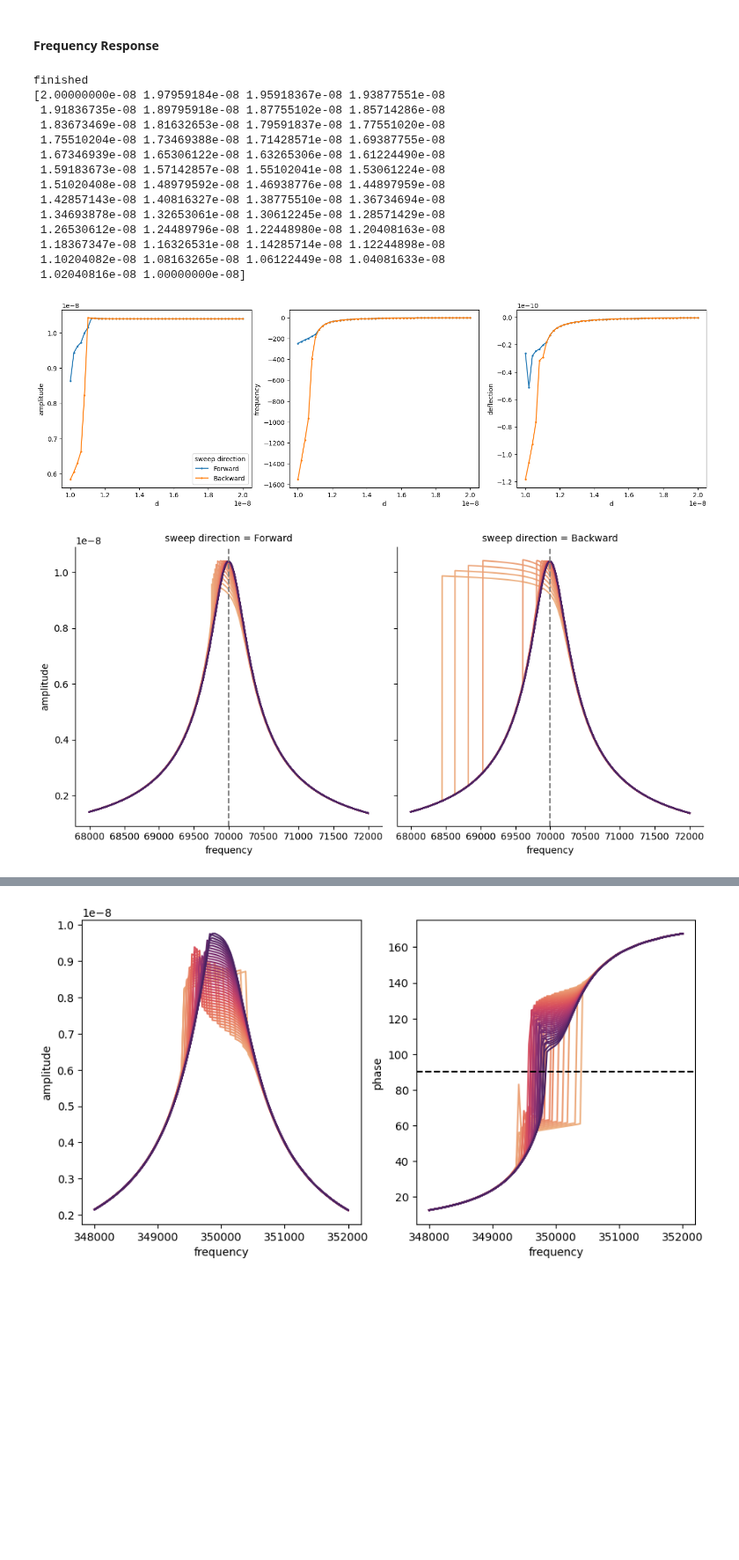
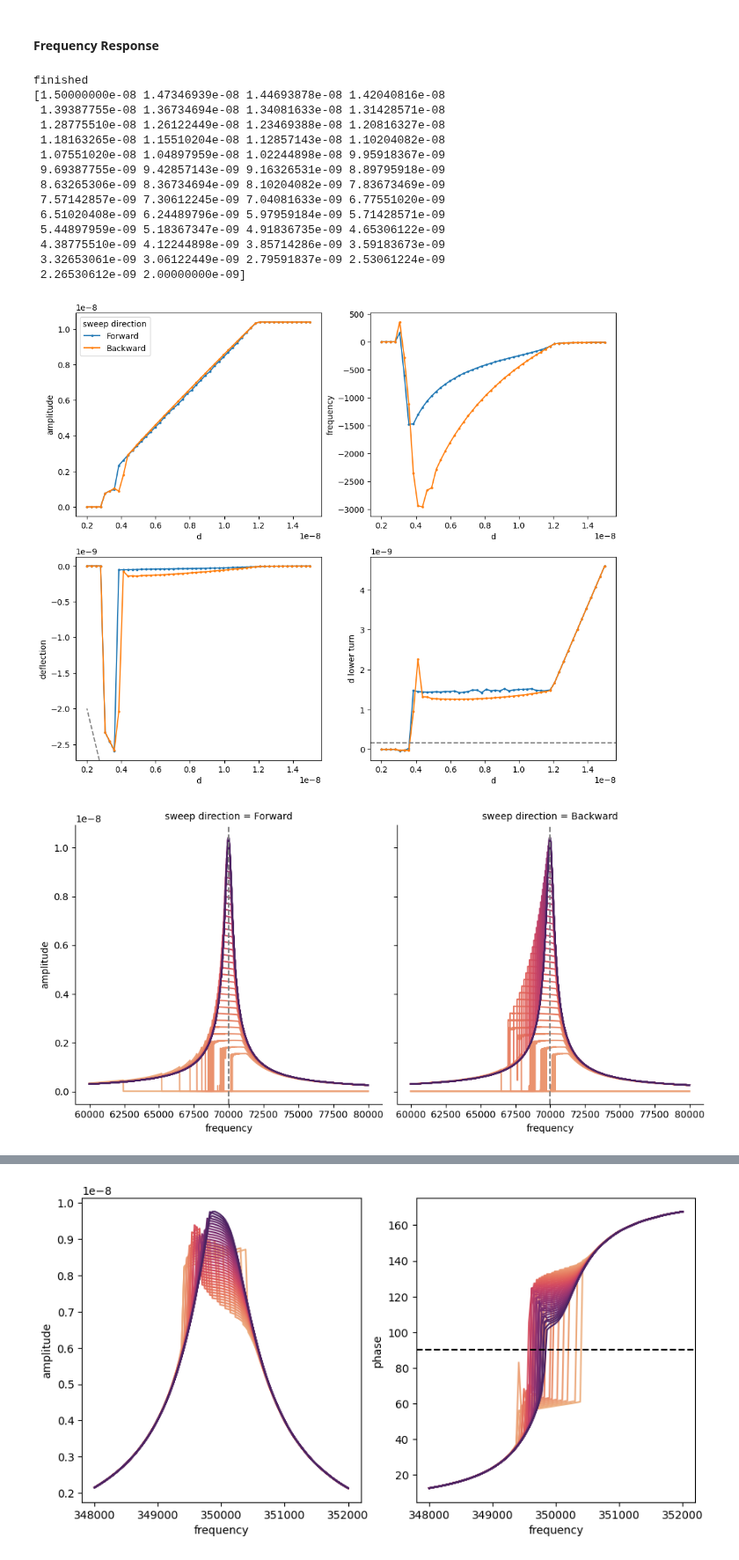
Before and after one commit to PranavSudersan/AFM-Dashboard, a Jupyter notebook: AFM Dashboard.ipynb, the cells around one changed output, grey strips where cells are left out. Shown at 88% size. Saved outputs shown, nothing was run; the diff lists cells and outputs as text; code cells hidden in the pictures; blank space fills up the shorter version.

Commit message:
capillary force terms added to cantilever simulation, simulations performed for low and high d ranges and saved

```diff
--- a/AFM Dashboard.ipynb
+++ b/AFM Dashboard.ipynb
@@ -6329,7 +6431,7 @@ len(np.array(['Forward']*(fd_pts-1) + ['Backward']*fd_pts))
 # # d0_list = d0_far + (d0_near - d0_far) * (np.linspace(0, 1, d0_pts))**(1/3) # = np.logspace(np.log(d0_far)/np.log(3),np.log(d0_near)/np.log(3),d0_pts, base=3)
 # fd_ini = 70e3 #drive frequency (Hz)
 fd_low, fd_up = fd_ini, fd_ini + 2*(fc-fd_ini)
-fd_pts = 4000
+fd_pts = 5000
 fd_list = np.concatenate((np.linspace(fd_low, fd_up, fd_pts-1, endpoint=False),
                           np.linspace(fd_up, fd_low, fd_pts)), axis=None)
 sweep_list = np.array(['Forward']*(fd_pts-1) + ['Backward']*fd_pts) #frequency sweep direction
@@ -6569,7 +6671,8 @@ osci_datadict = pd.concat([pd.DataFrame(results_i[1]) for results_i in results])
 #tip sample distance at lower turning point of oscilation
 freqresp_fulldf['d lower turn'] = freqresp_fulldf['d'] + freqresp_fulldf['deflection'] - freqresp_fulldf['amplitude']
 
-freqresp_spectro = {'d': [], 'amplitude': [], 'frequency': [], 'deflection': [], 'sweep direction': []}
+freqresp_spectro = {'d': [], 'amplitude': [], 'frequency': [], 'deflection': [],
+                    'd lower turn':[], 'sweep direction': []}
 for d0_i in d0_list_simu:
     temp1 = freqresp_fulldf[freqresp_fulldf['d']== d0_i]
     for sweep_i in temp1['sweep direction'].unique():
@@ -6582,24 +6685,36 @@ for d0_i in d0_list_simu:
             freq_i = np.mean([temp2['frequency'].loc[cross_ind1], temp2['frequency'].loc[cross_ind1+1]])
             amp_i = np.mean([temp2['amplitude'].loc[cross_ind1], temp2['amplitude'].loc[cross_ind1+1]])
             defl_i = np.mean([temp2['deflection'].loc[cross_ind1], temp2['deflection'].loc[cross_ind1+1]])
+            dlowturn_i = np.mean([temp2['d lower turn'].loc[cross_ind1], temp2['d lower turn'].loc[cross_ind1+1]])
         else:
-            freq_i = temp2['frequency'].iloc[-1]
-            amp_i = temp2['amplitude'].iloc[-1]
-            defl_i = temp2['deflection'].iloc[-1]
+            freq_i = fc #temp2['frequency'].iloc[-1]
+            amp_i = 0 #temp2['amplitude'].iloc[-1]
+            defl_i = 0 #temp2['deflection'].iloc[-1]
+            dlowturn_i = 0
         freqresp_spectro['d'].append(d0_i)
         freqresp_spectro['amplitude'].append(amp_i)
         freqresp_spectro['frequency'].append(freq_i-fc)
         freqresp_spectro['deflection'].append(defl_i)
+        freqresp_spectro['d lower turn'].append(dlowturn_i)
         freqresp_spectro['sweep direction'].append(sweep_i)
 freqresp_spectro_df = pd.DataFrame(freqresp_spectro)
 
-fig4, ax4 = plt.subplots(1, 3, figsize=(18,5))
+fig4, ax4 = plt.subplots(2, 2, figsize=(12,10))
 sns.lineplot(data=freqresp_spectro_df, x='d', y='amplitude', hue='sweep direction',
-             legend='auto', ax=ax4[0], marker='.', markeredgewidth=0)
+             legend='auto', ax=ax4[0][0], marker='.', markeredgewidth=0)
 sns.lineplot(data=freqresp_spectro_df, x='d', y='frequency', hue='sweep direction',
-             legend=False, ax=ax4[1], marker='.', markeredgewidth=0)
+             legend=False, ax=ax4[0][1], marker='.', markeredgewidth=0)
 sns.lineplot(data=freqresp_spectro_df, x='d', y='deflection', hue='sweep direction',
-             legend=False, ax=ax4[2], marker='.', markeredgewidth=0)
+             legend=False, ax=ax4[1][0], marker='.', markeredgewidth=0)
+sns.lineplot(data=freqresp_spectro_df, x='d', y='d lower turn', hue='sweep direction',
+             legend=False, ax=ax4[1][1], marker='.', markeredgewidth=0)
+ax4_00_ylim = ax4[0][0].get_ylim()
+ax4[0][0].plot(d0_list_simu, d0_list_simu, linestyle='--', color='gray')
+ax4[0][0].set_ylim(*ax4_00_ylim)
+ax4_10_ylim = ax4[1][0].get_ylim()
+ax4[1][0].plot(d0_list_simu, -d0_list_simu, linestyle='--', color='gray')
+ax4[1][0].set_ylim(*ax4_10_ylim)
+ax4[1][1].axhline(a0, linestyle='--', color='gray')
 plt.show()
 
 
@@ -6612,54 +6727,55 @@ plt.show()
 #              sort=False, estimator=None, legend=False, ax=ax3[1][0], marker='.', markeredgewidth=0)
 # sns.lineplot(data=freqresp_datadict, x='frequency', y='d lower turn', hue='d', palette='flare',
 #              sort=False, estimator=None, legend=False, ax=ax3[1][1], marker='.', markeredgewidth=0)
 g1 = sns.relplot(data=freqresp_fulldf, x='frequency', y='amplitude', col='sweep direction', hue='d', palette='flare',
              kind='line', sort=False, estimator=None, legend=False)#, marker='.', markeredgewidth=0)
 for ax_i in g1.axes.flatten():
     ax_i.axvline(fc, linestyle='--', color='gray')
 g2 = sns.relplot(data=freqresp_fulldf, x='frequency', y='phase', col='sweep direction', hue='d',palette='flare',
                 kind='line', sort=False, estimator=None, legend=False)#, ax=ax3[1])#, marker='.', markeredgewidth=0)
 for ax_i in g2.axes.flatten():
     ax_i.axhline(90, linestyle='--', color='gray')
 g3 = sns.relplot(data=freqresp_fulldf, x='frequency', y='deflection', col='sweep direction', hue='d',palette='flare',
                  kind='line', sort=False, estimator=None, legend=False)#, ax=ax3[2])#, marker='.', markeredgewidth=0)
 g4 = sns.relplot(data=freqresp_fulldf, x='frequency', y='d lower turn', col='sweep direction', hue='d',palette='flare',
                  kind='line', sort=False, estimator=None, legend=False)#, ax=ax3[3])#, marker='.', markeredgewidth=0)
 for ax_i in g4.axes.flatten():
     ax_i.axhline(a0, linestyle='--', color='gray')
 # ax3[0][1].axhline(90, linestyle='--', color='k')
 # ax3[1][1].axhline(a0, linestyle='--', color='k')
 # handles, labels = ax3[0].get_legend_handles_labels()
 # new_labels = [f"{float(label):.2e}" for label in labels]
 # ax3[0].legend(handles, new_labels, title = 'd')
 # sns.move_legend(ax3[0], "upper left", bbox_to_anchor=(2.3, 1))
 plt.show()
 
 # sns.lineplot(data=osci_datadict, x='t', y='x')
 # plt.show()
 
-# timestamp = datetime.datetime.now().strftime('%y%m%d-%H%M%S')
-# freqresp_fulldf.to_csv(f'data/cantisimu_freqresp_fulldf_kc_{kc}_fdpts_{fd_pts}_{timestamp}.csv')
-# freqresp_spectro_df.to_csv(f'data/cantisimu_freqresp_spectro_kc_{kc}_fdpts_{fd_pts}_{timestamp}.csv')
-# fig4.savefig(f'data/cantisimu_freqresp_spectro_kc_{kc}_fdpts_{fd_pts}_{timestamp}.png', dpi=300, bbox_inches='tight')
-# g1.figure.savefig(f'data/cantisimu_freqresp_amp_kc_{kc}_fdpts_{fd_pts}_{timestamp}.png', dpi=300, bbox_inches='tight')
-# g2.figure.savefig(f'data/cantisimu_freqresp_phase_kc_{kc}_fdpts_{fd_pts}_{timestamp}.png', dpi=300, bbox_inches='tight')
-# g3.figure.savefig(f'data/cantisimu_freqresp_defl_kc_{kc}_fdpts_{fd_pts}_{timestamp}.png', dpi=300, bbox_inches='tight')
-# g4.figure.savefig(f'data/cantisimu_freqresp_dlow_kc_{kc}_fdpts_{fd_pts}_{timestamp}.png', dpi=300, bbox_inches='tight')
-# print('saved')
+timestamp = datetime.datetime.now().strftime('%y%m%d-%H%M%S')
+file_suffix = f'thetas_{theta_s}_humidity_{humid:.2f}_ampfree_{amp_ini:1.1e}_fd_{fd_ini:.0f}_kc_{kc}_fdpts_{fd_pts}_{timestamp}'
+freqresp_fulldf.to_csv(f'data/cantisimu_freqresp_fulldfdata_{file_suffix}.csv')
+freqresp_spectro_df.to_csv(f'data/cantisimu_freqresp_spectrodata_{file_suffix}.csv')
+fig4.savefig(f'data/cantisimu_freqresp_spectroplot_{file_suffix}.png', dpi=300, bbox_inches='tight')
+g1.figure.savefig(f'data/cantisimu_freqresp_ampplot_{file_suffix}.png', dpi=300, bbox_inches='tight')
+g2.figure.savefig(f'data/cantisimu_freqresp_phaseplot_{file_suffix}.png', dpi=300, bbox_inches='tight')
+g3.figure.savefig(f'data/cantisimu_freqresp_deflplot_{file_suffix}.png', dpi=300, bbox_inches='tight')
+g4.figure.savefig(f'data/cantisimu_freqresp_dlowplot_{file_suffix}.png', dpi=300, bbox_inches='tight')
+print('saved')
 # %% [output]
 finished
-[2.00000000e-08 1.97959184e-08 1.95918367e-08 1.93877551e-08
- 1.91836735e-08 1.89795918e-08 1.87755102e-08 1.85714286e-08
- 1.83673469e-08 1.81632653e-08 1.79591837e-08 1.77551020e-08
- 1.75510204e-08 1.73469388e-08 1.71428571e-08 1.69387755e-08
- 1.67346939e-08 1.65306122e-08 1.63265306e-08 1.61224490e-08
- 1.59183673e-08 1.57142857e-08 1.55102041e-08 1.53061224e-08
- 1.51020408e-08 1.48979592e-08 1.46938776e-08 1.44897959e-08
- 1.42857143e-08 1.40816327e-08 1.38775510e-08 1.36734694e-08
- 1.34693878e-08 1.32653061e-08 1.30612245e-08 1.28571429e-08
- 1.26530612e-08 1.24489796e-08 1.22448980e-08 1.20408163e-08
- 1.18367347e-08 1.16326531e-08 1.14285714e-08 1.12244898e-08
- 1.10204082e-08 1.08163265e-08 1.06122449e-08 1.04081633e-08
- 1.02040816e-08 1.00000000e-08]
+[1.50000000e-08 1.47346939e-08 1.44693878e-08 1.42040816e-08
+ 1.39387755e-08 1.36734694e-08 1.34081633e-08 1.31428571e-08
+ 1.28775510e-08 1.26122449e-08 1.23469388e-08 1.20816327e-08
+ 1.18163265e-08 1.15510204e-08 1.12857143e-08 1.10204082e-08
+ 1.07551020e-08 1.04897959e-08 1.02244898e-08 9.95918367e-09
+ 9.69387755e-09 9.42857143e-09 9.16326531e-09 8.89795918e-09
+ 8.63265306e-09 8.36734694e-09 8.10204082e-09 7.83673469e-09
+ 7.57142857e-09 7.30612245e-09 7.04081633e-09 6.77551020e-09
+ 6.51020408e-09 6.24489796e-09 5.97959184e-09 5.71428571e-09
+ 5.44897959e-09 5.18367347e-09 4.91836735e-09 4.65306122e-09
+ 4.38775510e-09 4.12244898e-09 3.85714286e-09 3.59183673e-09
+ 3.32653061e-09 3.06122449e-09 2.79591837e-09 2.53061224e-09
+ 2.26530612e-09 2.00000000e-09]
-[figure, old version]
+[figure, new version]
-[figure, old version]
+[figure, new version]
```
Also changed, not shown: parts of 10 cells of this notebook.
